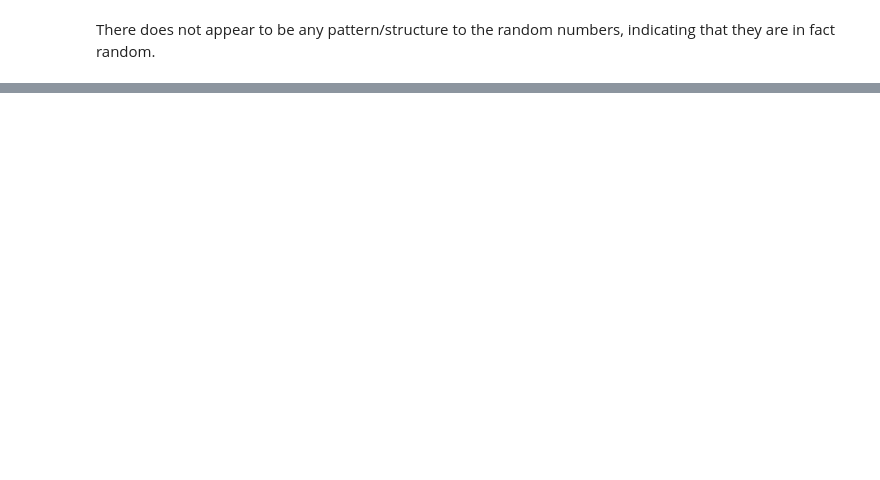
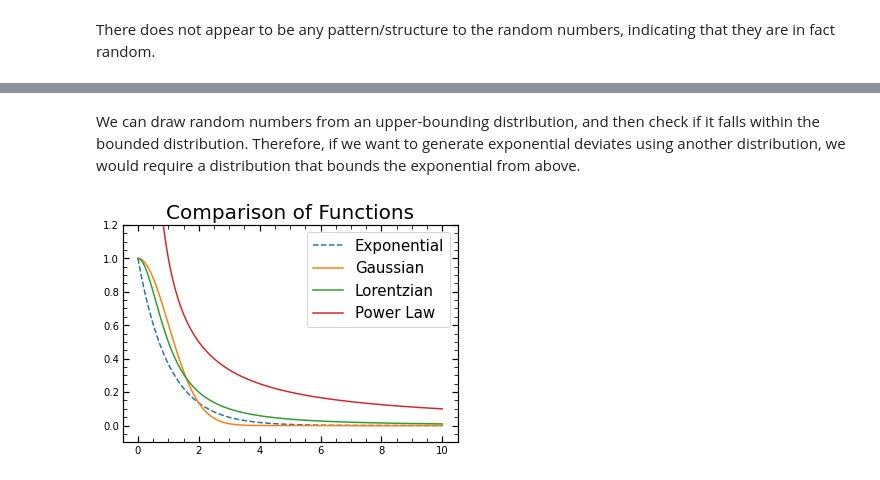
Before and after one commit to kenj19/PHYS512, a Jupyter notebook: PS7/ps7.ipynb, the cells around one changed output, grey strips where cells are left out. Saved outputs shown, nothing was run; the diff lists cells and outputs as text; code cells hidden in the pictures; blank space fills up the shorter version.

```diff
--- a/PS7/ps7.ipynb
+++ b/PS7/ps7.ipynb
@@ -55,0 +58,30 @@ There does not appear to be any pattern/structure to the random numbers, indicat
+# %% [markdown]
+We can draw random numbers from an upper-bounding distribution, and then check if it falls within the bounded distribution. Therefore, if we want to generate exponential deviates using another distribution, we would require a distribution that bounds the exponential from above.
+# %%
+# Define functions to potentially bound exponential functions
+
+def exp(x, lam=1):
+    return lam*np.exp(-lam*x)
+
+def gaussian(x, mu=0, sig=1):
+    return np.exp(-(mu-x)**2 /(2*sig**2))
+
+def lorentz(x):
+    return 1/(1+x**2)
+
+def power_law(x,C=1,a=1):
+     return C*x**(-a)
+# %%
+# Plot functions to check bounding ability
+
+xx = np.linspace(0,10,1000) # Define interval from 0 onwards (cut off distribution at zero)
+
+plt.plot(xx, exp(xx), linestyle = '--', label='Exponential')
+plt.plot(xx, gaussian(xx), label='Gaussian')
+plt.plot(xx, lorentz(xx), label='Lorentzian')
+plt.plot(xx, power_law(xx), label='Power Law')
+plt.ylim(ymin=-0.1, ymax=1.2)
+plt.legend(fontsize=15)
+plt.title('Comparison of Functions', fontsize=20);
+# %% [output]
+[figure, added]
```
Also changed, not shown: parts of 14 cells of this notebook.
